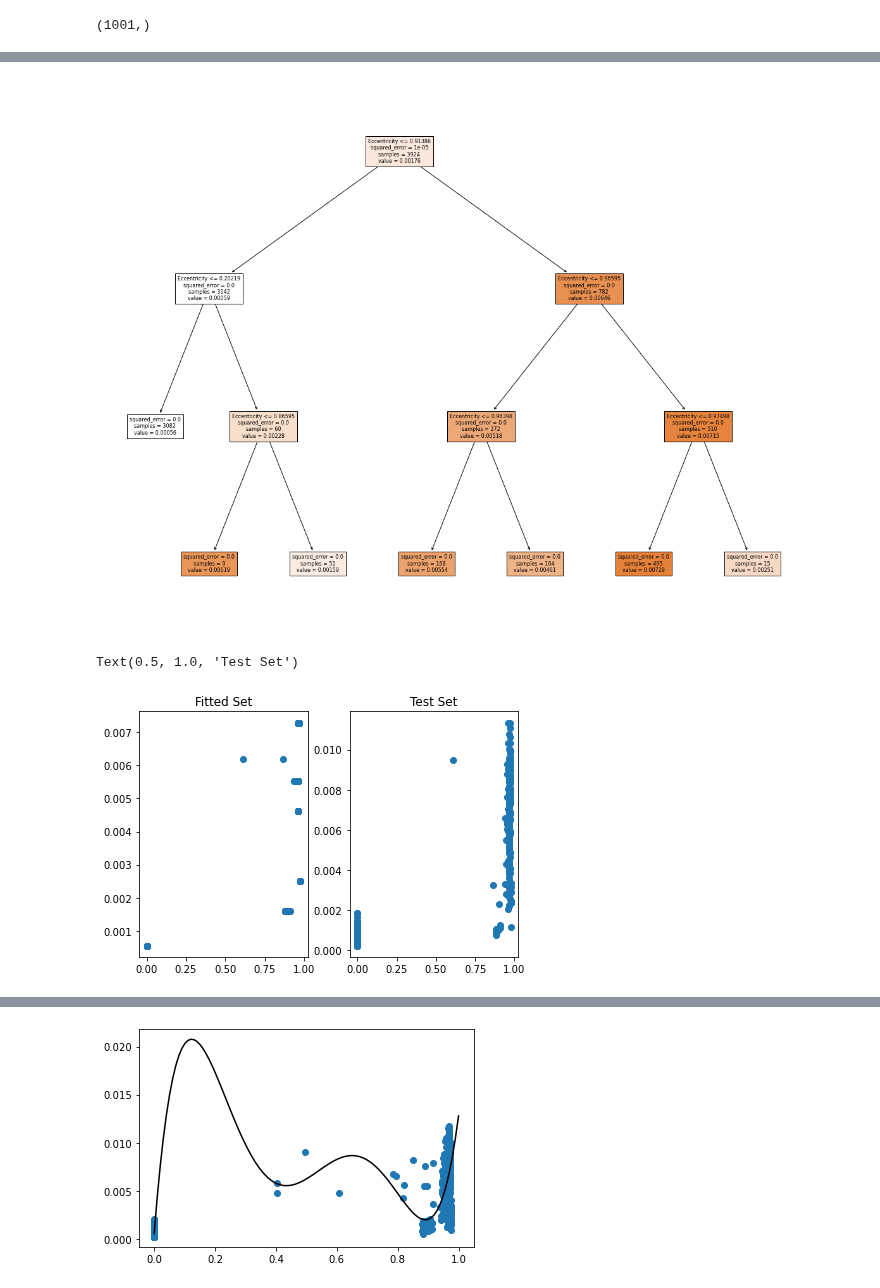
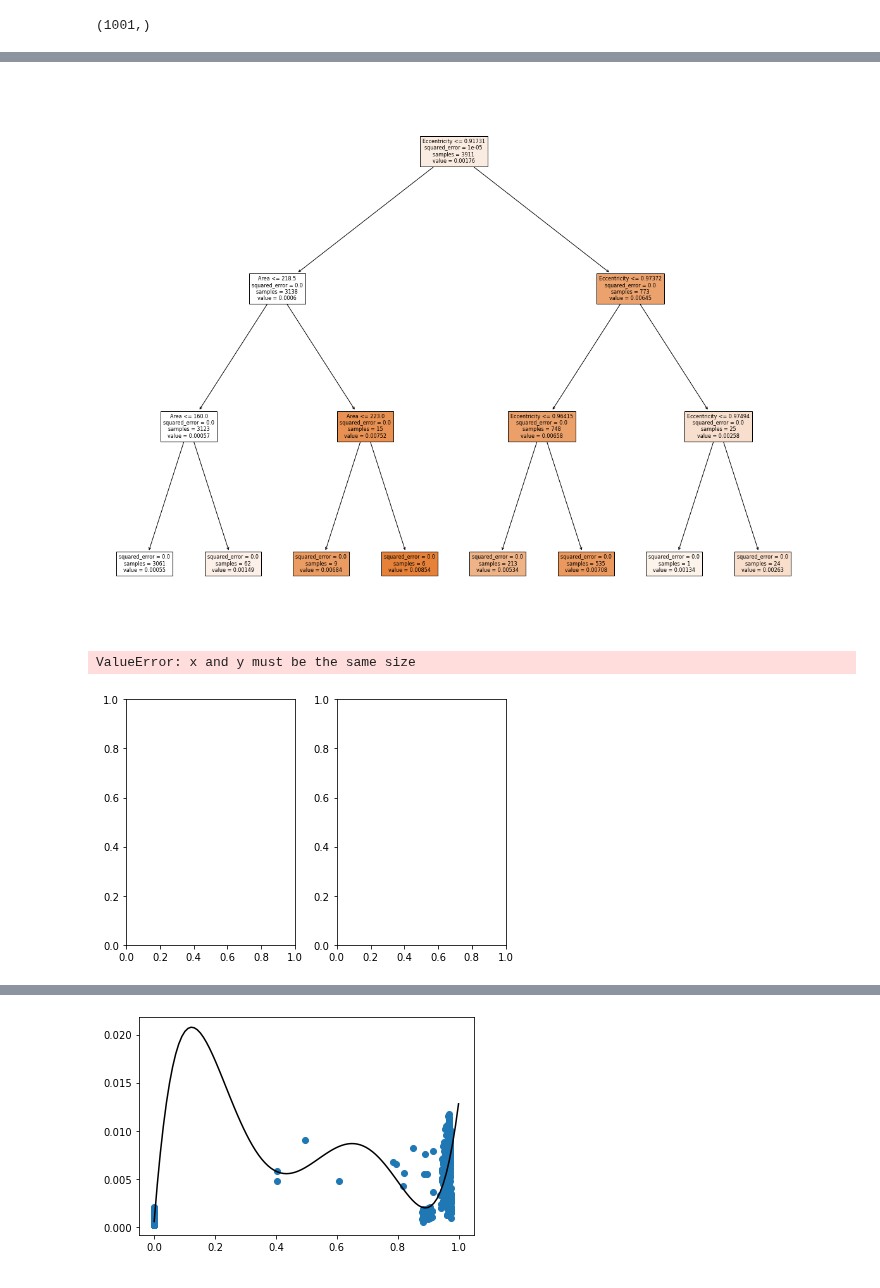
Before and after one commit to Kayzi0/ExplainBlobs, a Jupyter notebook: regression.ipynb, the cells around one changed output, grey strips where cells are left out. Cells and saved outputs as stored; diff of their text form; code cells hidden in the pictures.

```diff
--- a/regression.ipynb
+++ b/regression.ipynb
@@ -151,7 +151,8 @@ px.scatter(data_frame=df, x = df.columns[0], y = df.columns[1])
 # %%
 #prepare data for training
 from sklearn.model_selection import train_test_split
-X = np.expand_dims(blob_eccentricities, -1)
+X = np.vstack((blob_areas, blob_eccentricities))
+X = np.transpose(X)
 y = scores
 
 X_train, X_test, y_train, y_test = train_test_split(X, y, test_size=0.20, random_state=42)
@@ -163,10 +164,10 @@ regressor = regressor.fit(X_train, y_train)
 # %%
 from sklearn.tree import plot_tree
 plt.figure(figsize=(20,16))
-plot_tree(regressor, max_depth=3, feature_names=["Eccentricity"], filled=True, fontsize=8, precision=5)
+plot_tree(regressor, max_depth=3, feature_names=["Area","Eccentricity"], filled=True, fontsize=8, precision=5)
 plt.show()
 # %% [output]
-[figure, old version]
+[figure, new version]
 # %%
 fig, ax = plt.subplots(1,2)
 fig.tight_layout()
@@ -176,8 +177,8 @@ ax[0].set_title("Fitted Set")
 ax[1].scatter(X_test, y_test)
 ax[1].set_title("Test Set")
 # %% [output]
-Text(0.5, 1.0, 'Test Set')
+ValueError: x and y must be the same size
-[figure, old version]
+[figure, new version]
 # %%
 from sklearn.linear_model import LinearRegression
 
```
Also changed, not shown: parts of 8 cells of this notebook, 2 other files.
